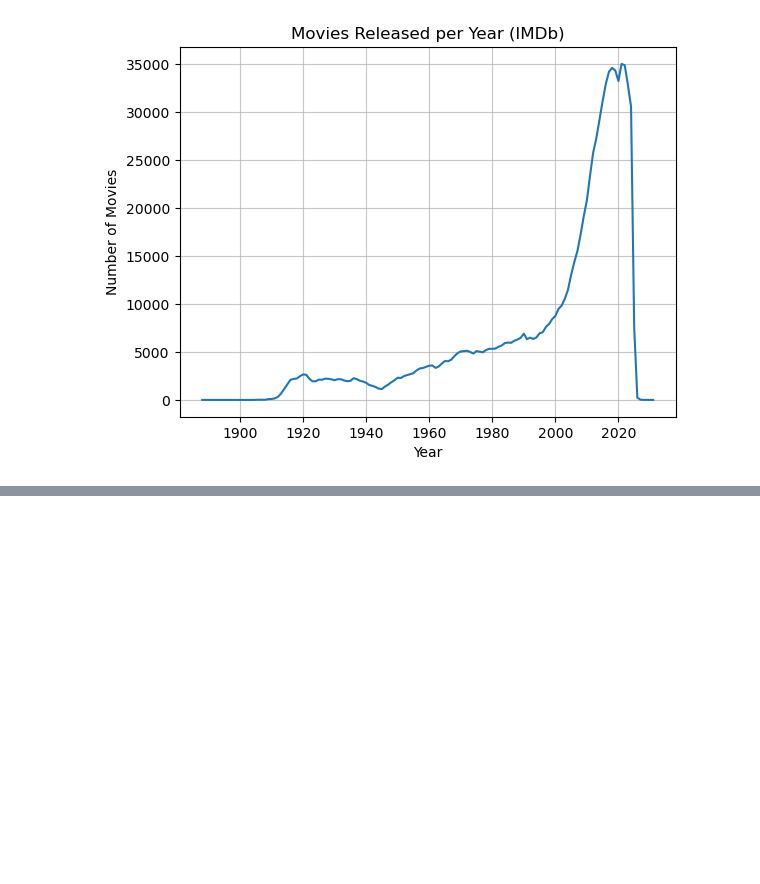
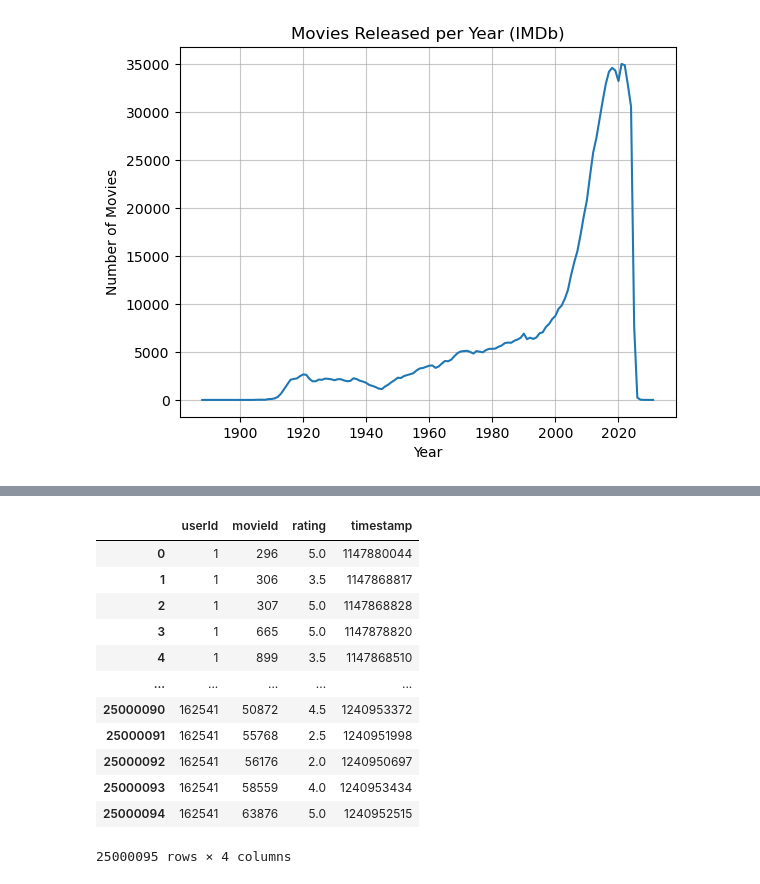
Before and after one commit to Valier-Juri/DSC202-movie-recommendation-database, a Jupyter notebook: EDA.ipynb, the cells around one changed output, grey strips where cells are left out. Cells and saved outputs as stored; diff of their text form; code cells hidden in the pictures; blank space fills up the shorter version.

```diff
--- a/EDA.ipynb
+++ b/EDA.ipynb
@@ -80,3 +80,13 @@ plt.grid(alpha=0.7)
 plt.show()
 # %% [output]
 [figure]
+# %%
+# Load MovieLens datasets
+ratings = pd.read_csv(r"C:\Users\mzhan\Downloads\ml-25m\ml-25m\ratings.csv")
+movies = pd.read_csv(r"C:\Users\mzhan\Downloads\ml-25m\ml-25m\movies.csv")
+tags = pd.read_csv(r"C:\Users\mzhan\Downloads\ml-25m\ml-25m\genome-tags.csv")
+
+# Overview
+print(ratings.info())
+print(movies.info())
+print(tags.info())
@@ -82,0 +111,16 @@ plt.show()
+# %%
+ratings
+# %% [output]
+|  | userId | movieId | rating | timestamp |
+| 0 | 1 | 296 | 5.0 | 1147880044 |
+| 1 | 1 | 306 | 3.5 | 1147868817 |
+| 2 | 1 | 307 | 5.0 | 1147868828 |
+| 3 | 1 | 665 | 5.0 | 1147878820 |
+| 4 | 1 | 899 | 3.5 | 1147868510 |
+| ... | ... | ... | ... | ... |
+| 25000090 | 162541 | 50872 | 4.5 | 1240953372 |
+| 25000091 | 162541 | 55768 | 2.5 | 1240951998 |
+| 25000092 | 162541 | 56176 | 2.0 | 1240950697 |
+| 25000093 | 162541 | 58559 | 4.0 | 1240953434 |
+| 25000094 | 162541 | 63876 | 5.0 | 1240952515 |
+25000095 rows × 4 columns
```
Also changed, not shown: parts of 5 cells of this notebook.
